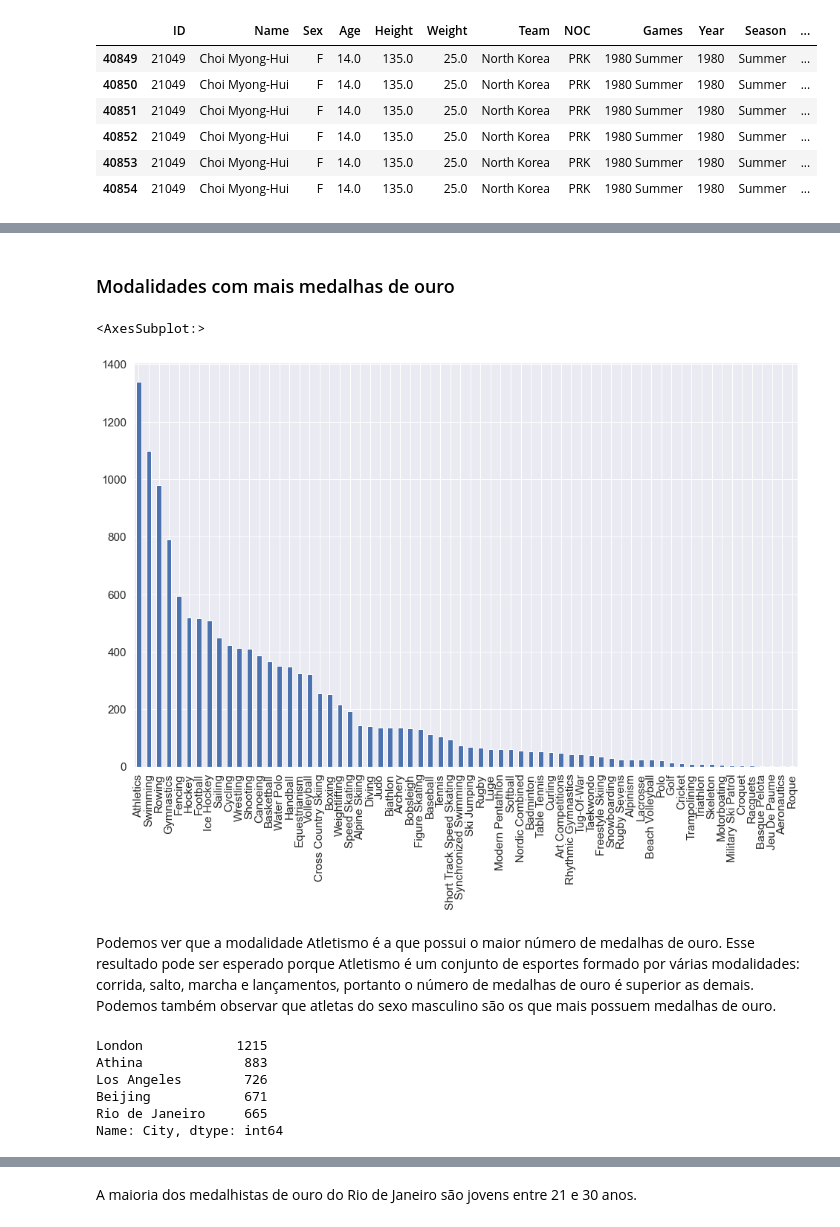
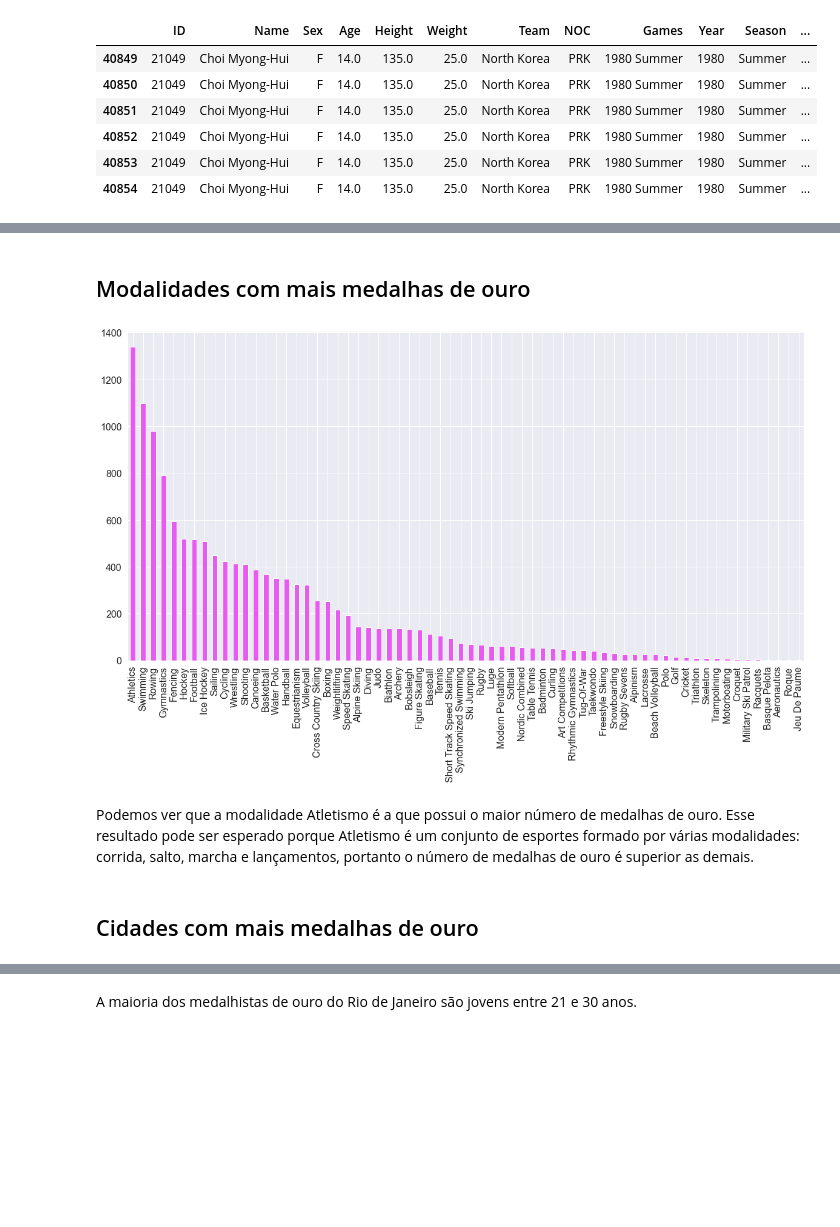
Before and after one commit to thalissonfelipe/mineracao, a Jupyter notebook: Relatorio.ipynb, the cells around one changed output, grey strips where cells are left out. Cells and saved outputs as stored; diff of their text form; code cells hidden in the pictures; blank space fills up the shorter version.

```diff
--- a/Relatorio.ipynb
+++ b/Relatorio.ipynb
@@ -105,19 +103,13 @@ plt.show()
 # %% [markdown]
-### Modalidades com mais medalhas de ouro
+## Modalidades com mais medalhas de ouro
 # %%
 df_gold = df.loc[df['Medal'] == 'Gold']
-df_gold.Sport.value_counts().plot(kind='bar')
+fig, axes = plt.subplots(figsize=(20, 10))
+df_gold.Sport.value_counts().plot(kind='bar', color='#E85BF0', ax=axes, fontsize=16)
+plt.show()
 # %% [output]
-<AxesSubplot:>
-[figure, old version]
+[figure, new version]
 # %% [markdown]
-Podemos ver que a modalidade Atletismo é a que possui o maior número de medalhas de ouro. Esse resultado pode ser esperado porque Atletismo é um conjunto de esportes formado por várias modalidades: corrida, salto, marcha e lançamentos, portanto o número de medalhas de ouro é superior as demais. Podemos também observar que atletas do sexo masculino são os que mais possuem medalhas de ouro.
+Podemos ver que a modalidade Atletismo é a que possui o maior número de medalhas de ouro. Esse resultado pode ser esperado porque Atletismo é um conjunto de esportes formado por várias modalidades: corrida, salto, marcha e lançamentos, portanto o número de medalhas de ouro é superior as demais.
-# %%
-df_gold.City.value_counts().head()
-# %% [output]
-London            1215
-Athina             883
-Los Angeles        726
-Beijing            671
-Rio de Janeiro     665
-Name: City, dtype: int64
+# %% [markdown]
+## Cidades com mais medalhas de ouro
```
Also changed, not shown: parts of 73 cells of this notebook, 1 other file.
